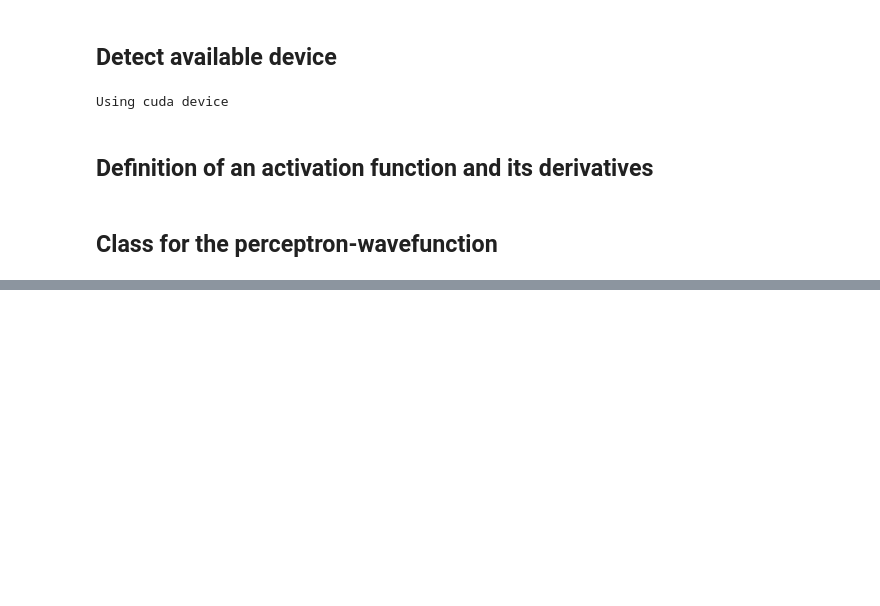
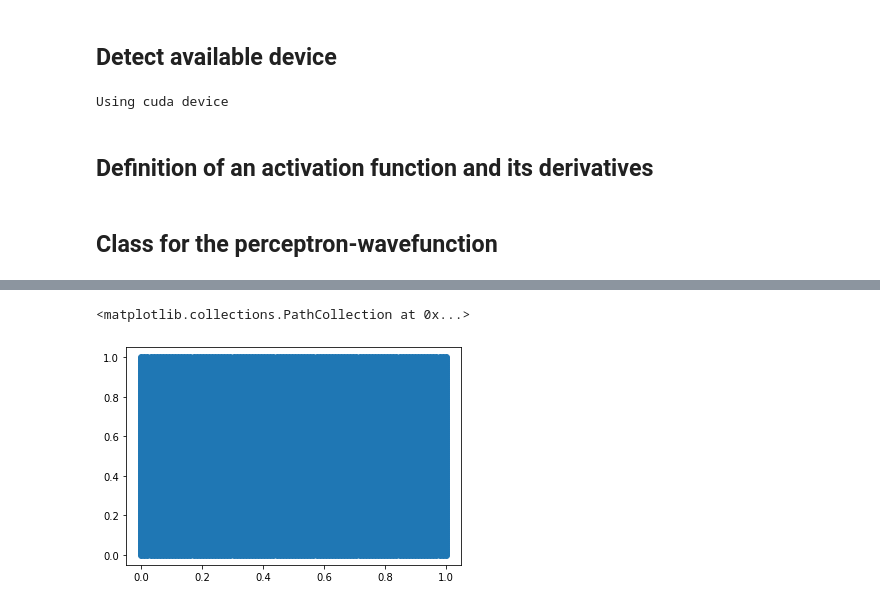
Before and after one commit to MrKozelberg/wavefunction_perceptron, a Jupyter notebook: spectrum_laplace_operator.ipynb, the cells around one changed output, grey strips where cells are left out. Drawn from its saved outputs; the diff is of its cells as text; code cells hidden in the pictures; blank space fills up the shorter version.

```diff
--- a/spectrum_laplace_operator.ipynb
+++ b/spectrum_laplace_operator.ipynb
@@ -257,0 +270,5 @@ Residual: 2.0343E-07 [ 1000 /  1000]
+# %%
+plt.scatter(x_.cpu().numpy(), y_.cpu().numpy())
+# %% [output]
+<matplotlib.collections.PathCollection at 0x...>
+[figure, added]
```
Also changed, not shown: parts of 11 cells of this notebook.
